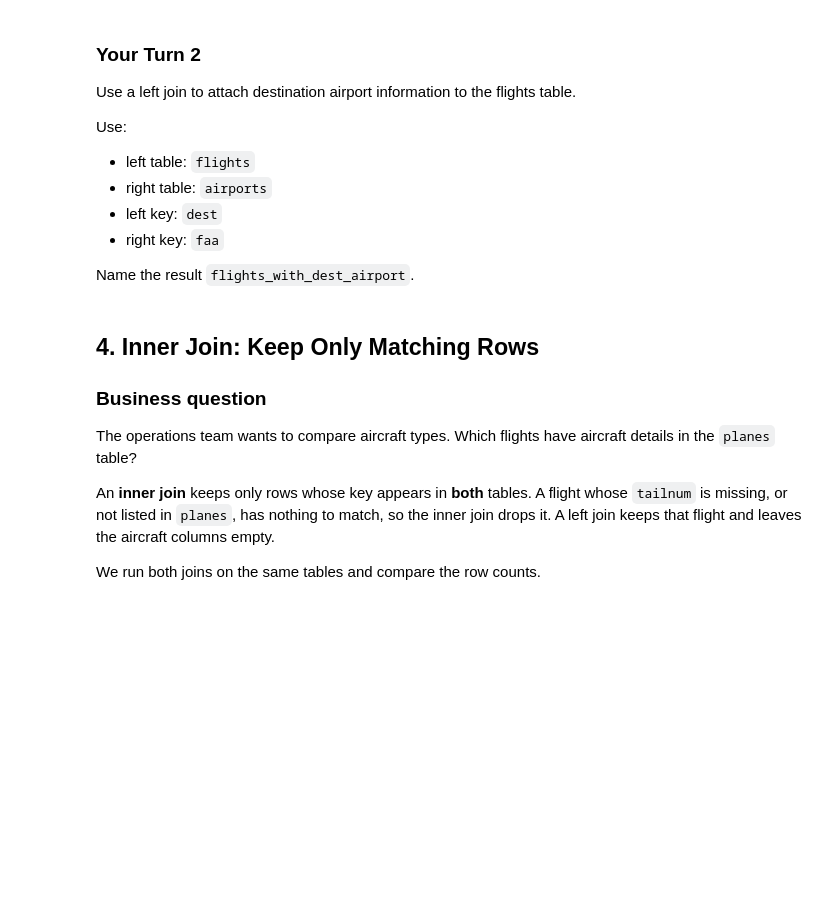
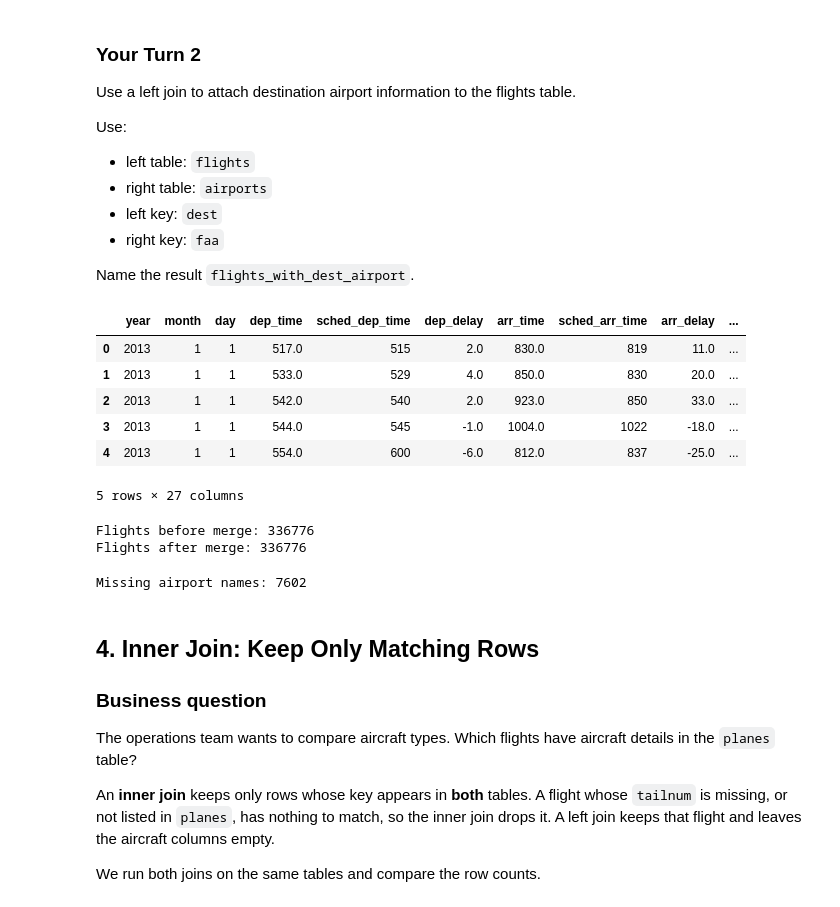
Before and after one commit to LCGillford/ban6003-week-07-08-lyndon-gilford, a Jupyter notebook: notebooks/module8_pandas_integration_guided_lab.ipynb, the cells around one changed output. Saved outputs shown, nothing was run; the diff lists cells and outputs as text; code cells hidden in the pictures; blank space fills up the shorter version.

```diff
--- a/notebooks/module8_pandas_integration_guided_lab.ipynb
+++ b/notebooks/module8_pandas_integration_guided_lab.ipynb
@@ -166,14 +241,47 @@ Use:
 
 Name the result `flights_with_dest_airport`.
 # %%
+
 # Your Turn 2
 # Left join flights with airports using dest and faa.
+
+flights_with_dest_airport = pd.merge(
+    flights,
+    airports,
+    how="left",
+    left_on="dest",
+    right_on="faa"
+)
+
+flights_with_dest_airport.head()
+# %% [output]
+|  | year | month | day | dep_time | sched_dep_time | dep_delay | arr_time | sched_arr_time | arr_delay | ... |
+| 0 | 2013 | 1 | 1 | 517.0 | 515 | 2.0 | 830.0 | 819 | 11.0 | ... |
+| 1 | 2013 | 1 | 1 | 533.0 | 529 | 4.0 | 850.0 | 830 | 20.0 | ... |
+| 2 | 2013 | 1 | 1 | 542.0 | 540 | 2.0 | 923.0 | 850 | 33.0 | ... |
+| 3 | 2013 | 1 | 1 | 544.0 | 545 | -1.0 | 1004.0 | 1022 | -18.0 | ... |
+| 4 | 2013 | 1 | 1 | 554.0 | 600 | -6.0 | 812.0 | 837 | -25.0 | ... |
+5 rows × 27 columns
 # %%
+
 # Your Turn 2 check
 # Compare row counts before and after the merge.
+
+print("Flights before merge:", len(flights))
+print("Flights after merge:", len(flights_with_dest_airport))
+# %% [output]
+Flights before merge: 336776
+Flights after merge: 336776
 # %%
+
 # Your Turn 2 check
-# Check how many rows have missing airport name information after the merge.
+# Check how many rows have missing airport names.
+
+missing_airport_names = flights_with_dest_airport["name"].isna().sum()
+
+print("Missing airport names:", missing_airport_names)
+# %% [output]
+Missing airport names: 7602
 # %% [markdown]
 ## 4. Inner Join: Keep Only Matching Rows
 
```
Also changed, not shown: parts of 49 cells of this notebook, 1 other file.
